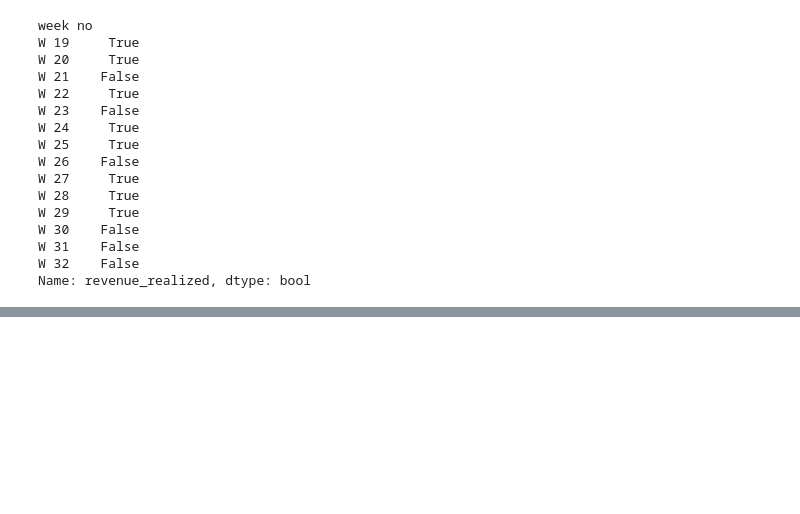
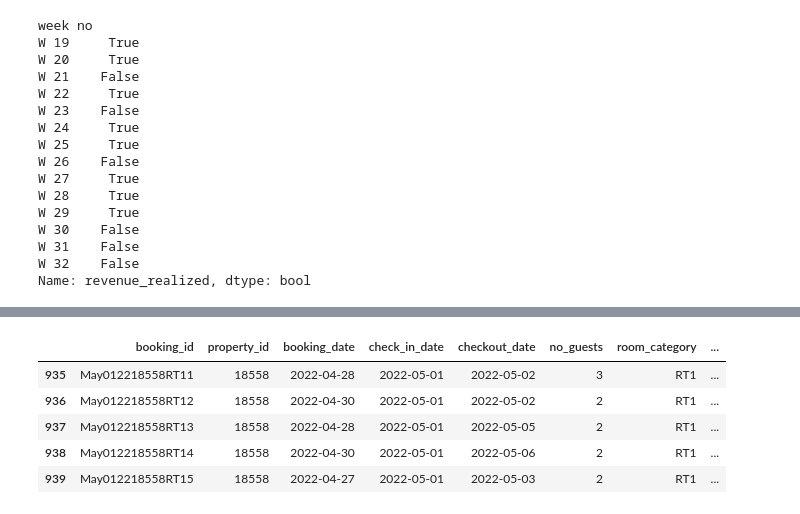
Before and after one commit to sidiquegithub/HOSPITALITY-PROJECT, a Jupyter notebook: CODE/ANALYSIS .ipynb, the cells around one changed output, grey strips where cells are left out. Cells and saved outputs as stored; diff of their text form; code cells hidden in the pictures; blank space fills up the shorter version.

```diff
--- a/CODE/ANALYSIS .ipynb
+++ b/CODE/ANALYSIS .ipynb
@@ -393,0 +419,9 @@ Name: revenue_realized, dtype: bool
+# %%
+Hyd.head()
+# %% [output]
+|  | booking_id | property_id | booking_date | check_in_date | checkout_date | no_guests | room_category | ... |
+| 935 | May012218558RT11 | 18558 | 2022-04-28 | 2022-05-01 | 2022-05-02 | 3 | RT1 | ... |
+| 936 | May012218558RT12 | 18558 | 2022-04-30 | 2022-05-01 | 2022-05-02 | 2 | RT1 | ... |
+| 937 | May012218558RT13 | 18558 | 2022-04-28 | 2022-05-01 | 2022-05-05 | 2 | RT1 | ... |
+| 938 | May012218558RT14 | 18558 | 2022-04-30 | 2022-05-01 | 2022-05-06 | 2 | RT1 | ... |
+| 939 | May012218558RT15 | 18558 | 2022-04-27 | 2022-05-01 | 2022-05-03 | 2 | RT1 | ... |
```
Also changed, not shown: parts of 14 cells of this notebook.
